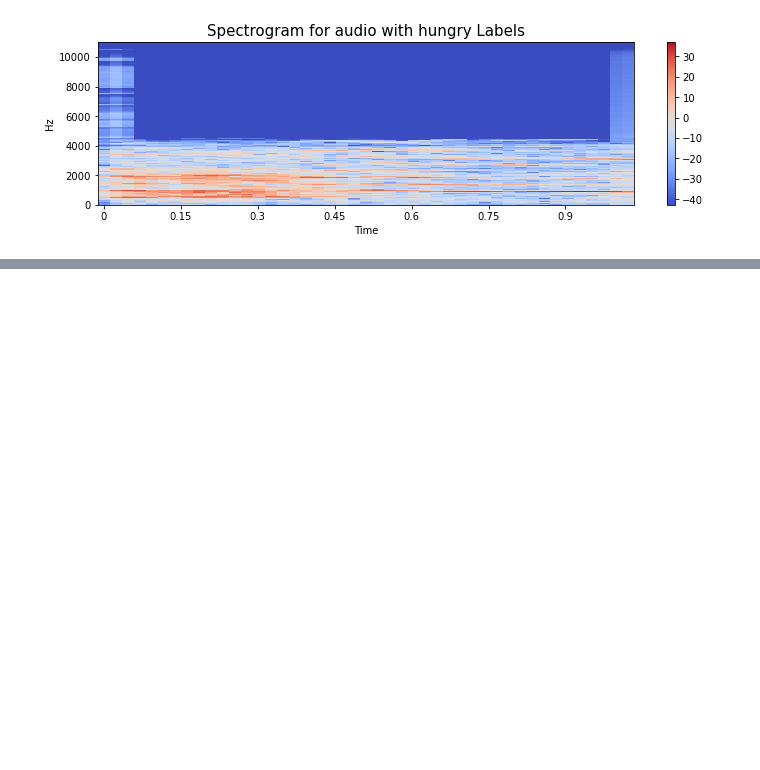
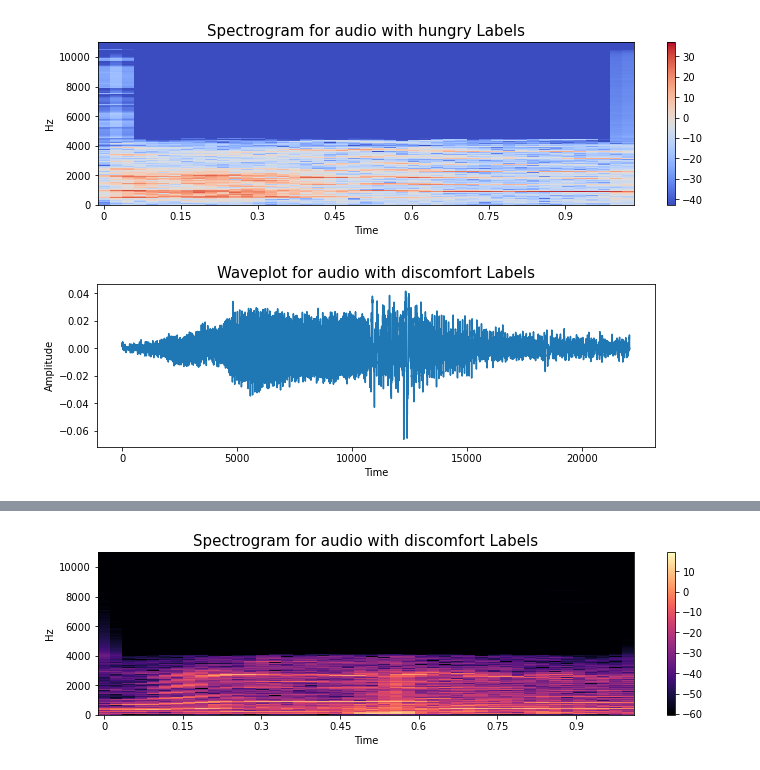
Before and after one commit to ahdirmai/donatecry-1second, a Jupyter notebook: get_data_path.ipynb, the cells around one changed output, grey strips where cells are left out. Cells and saved outputs as stored; diff of their text form; code cells hidden in the pictures; blank space fills up the shorter version.

```diff
--- a/get_data_path.ipynb
+++ b/get_data_path.ipynb
@@ -129,0 +128,10 @@ Audio(path)
+# %%
+#  Discomfort
+labels='discomfort'
+path = np.array(df.File_Path[df.labels==labels])[1]
+data, sampling_rate = librosa.load(path)
+create_waveplot(data, sampling_rate, labels)
+create_spectrogram(data, sampling_rate, labels)
+Audio(path)
+# %% [output]
+[figure, added]
@@ -129,0 +139 @@ Audio(path)
+[figure, added]
```
Also changed, not shown: parts of 4 cells of this notebook, 4 other files.
